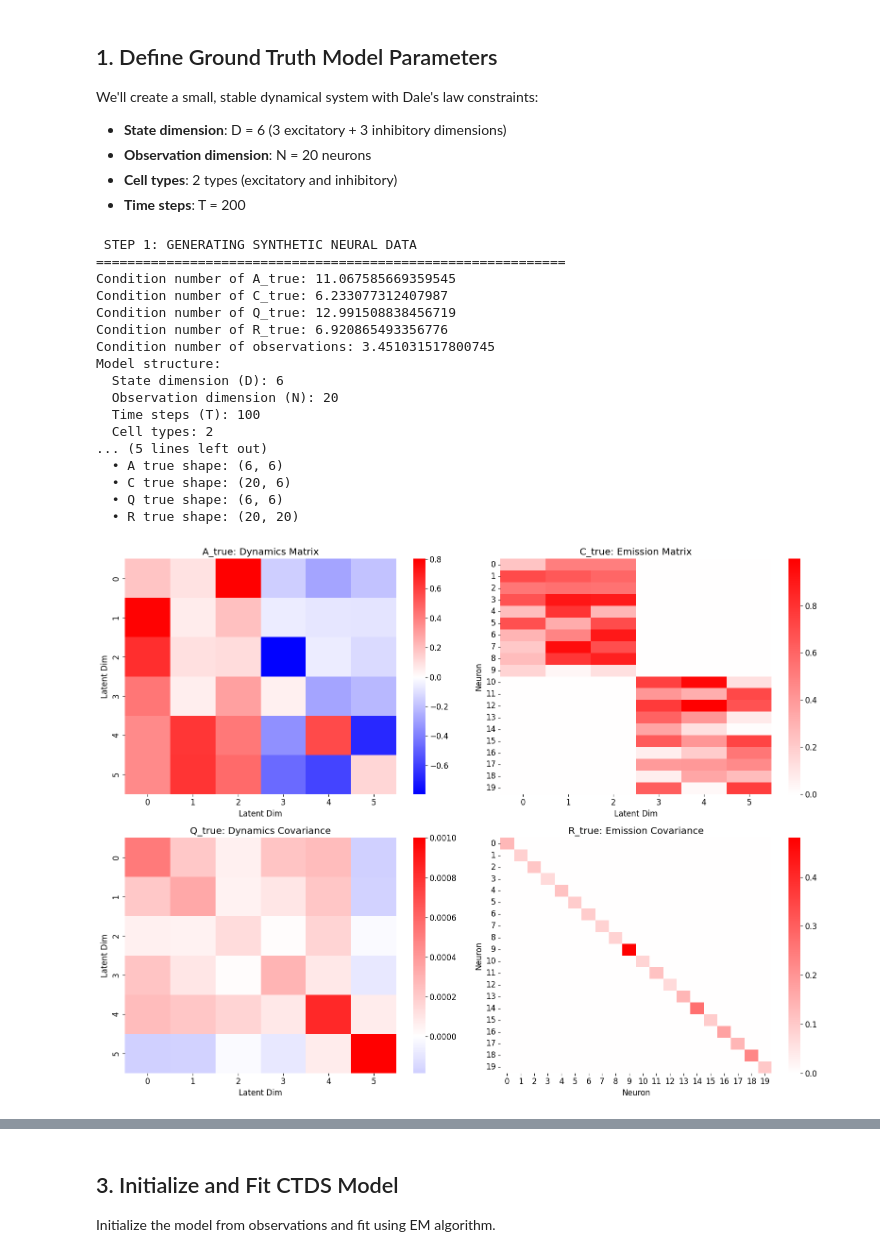
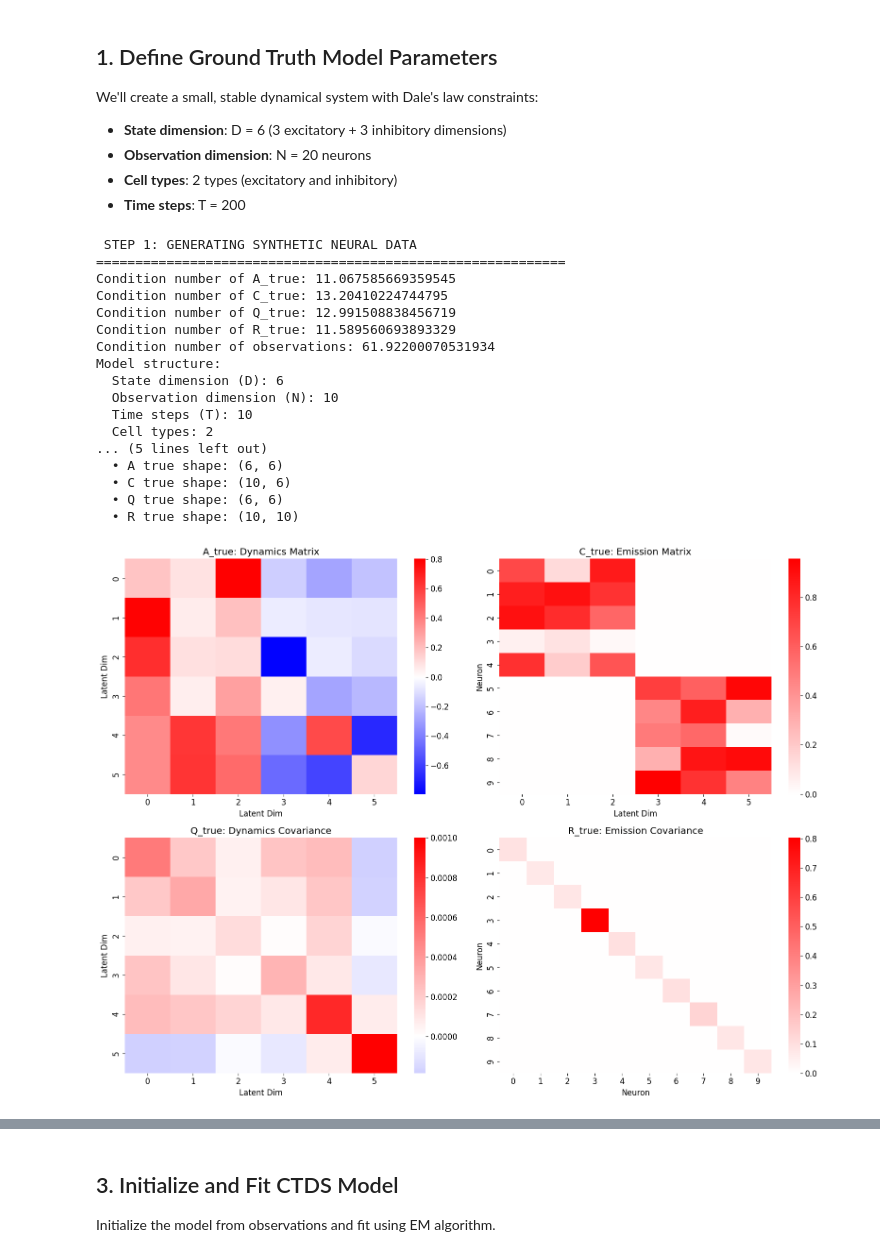
Before and after one commit to kasherri/CTDS, a Jupyter notebook: ctds_model_validation.ipynb, the cells around one changed output, grey strips where cells are left out. Cells and saved outputs as stored; diff of their text form; code cells hidden in the pictures.

```diff
--- a/ctds_model_validation.ipynb
+++ b/ctds_model_validation.ipynb
@@ -90,8 +90,8 @@ We'll create a small, stable dynamical system with Dale's law constraints:
 # %%
 # Define dimensions and structure
 D = 6  # Total state dimension
-N = 20  # Number of observed neurons
-T = 100  # Number of time steps
+N = 10  # Number of observed neurons
+T = 10  # Number of time steps
 K = 2  # Number of cell types
 key = jr.PRNGKey(0)  # Random key for reproducibility
 # Step 1: Generate Synthetic Data for Demonstration
@@ -161,41 +161,41 @@ axes[0, 0].set_ylabel('Latent Dim')
 sns.heatmap(np.array(C_true), cmap='bwr', center=0, cbar=True, ax=axes[0, 1])
 axes[0, 1].set_title('C_true: Emission Matrix')
 axes[0, 1].set_xlabel('Latent Dim')
 axes[0, 1].set_ylabel('Neuron')
 
 # Visualize Q_true (dynamics covariance)
 sns.heatmap(np.array(Q_true), cmap='bwr', center=0, cbar=True, ax=axes[1, 0])
 axes[1, 0].set_title('Q_true: Dynamics Covariance')
 axes[1, 0].set_xlabel('Latent Dim')
 axes[1, 0].set_ylabel('Latent Dim')
 
 # Visualize R_true (emission covariance)
 sns.heatmap(np.array(R_true), cmap='bwr', center=0, cbar=True, ax=axes[1, 1])
 axes[1, 1].set_title('R_true: Emission Covariance')
 axes[1, 1].set_xlabel('Neuron')
 axes[1, 1].set_ylabel('Neuron')
 
 plt.tight_layout()
 plt.show()
 # %% [output]
  STEP 1: GENERATING SYNTHETIC NEURAL DATA
 ============================================================
 Condition number of A_true: 11.067585669359545
-Condition number of C_true: 6.233077312407987
+Condition number of C_true: 13.20410224744795
 Condition number of Q_true: 12.991508838456719
-Condition number of R_true: 6.920865493356776
-Condition number of observations: 3.451031517800745
+Condition number of R_true: 11.589560693893329
+Condition number of observations: 61.92200070531934
 Model structure:
   State dimension (D): 6
-  Observation dimension (N): 20
-  Time steps (T): 100
+  Observation dimension (N): 10
+  Time steps (T): 10
   Cell types: 2
 ... (5 lines left out)
   • A true shape: (6, 6)
-  • C true shape: (20, 6)
+  • C true shape: (10, 6)
   • Q true shape: (6, 6)
-  • R true shape: (20, 20)
+  • R true shape: (10, 10)
-[figure, old version]
+[figure, new version]
 # %%
 # Generate datasets from CTDS model using ground truth parameters
 print(" STEP 1b: GENERATING DATASETS FROM CTDS MODEL")
```
Also changed, not shown: parts of 6 cells of this notebook, 14 other files.
